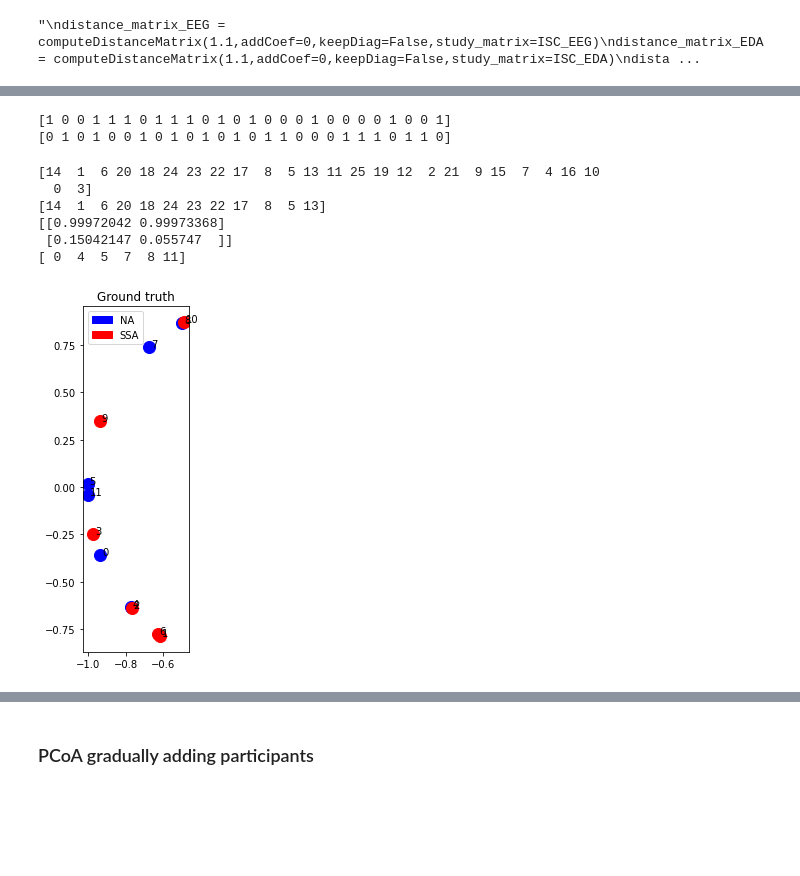
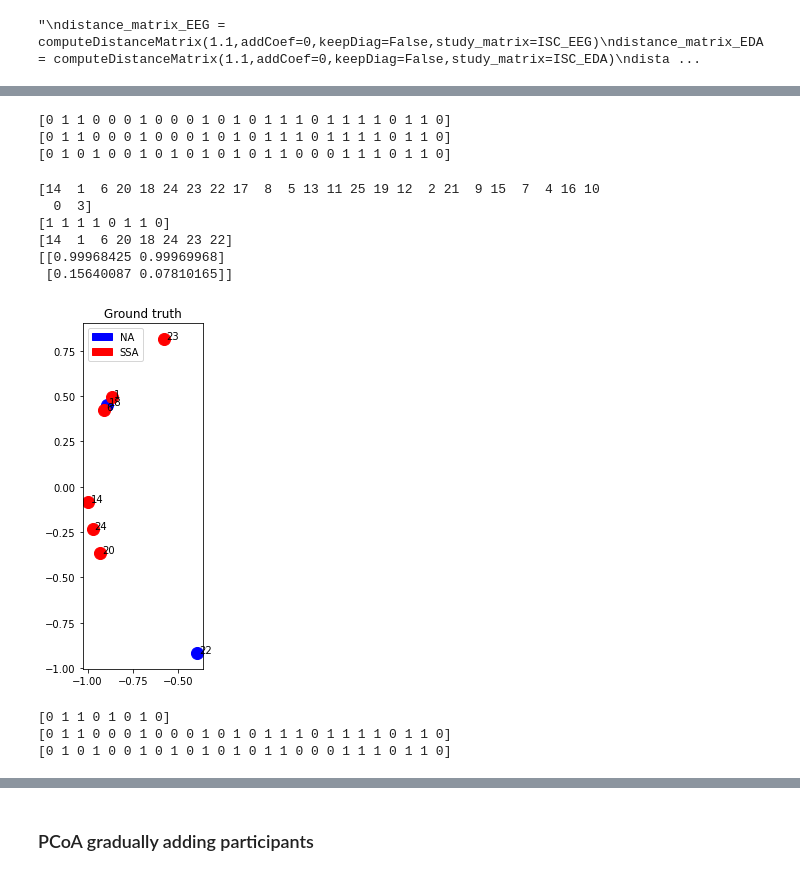
Before and after one commit to alexandremerasli/TFE, a Jupyter notebook: cluster_data.ipynb, the cells around one changed output, grey strips where cells are left out. Cells and saved outputs as stored; diff of their text form; code cells hidden in the pictures; blank space fills up the shorter version.

Commit message:
running when taking less participants

```diff
--- a/cluster_data.ipynb
+++ b/cluster_data.ipynb
@@ -1416,9 +1416,11 @@ print(condition[subjects])
 from sklearn.metrics import davies_bouldin_score
 import warnings
 
+nbParticipants = len(ISC_EEG)
+
 class Results():
 
-    def __init__(self,name,random_init,sslLabel=None,n_neighbors=3,condition=condition):
+    def __init__(self,name,random_init,sslLabel=None,n_neighbors=3,condition=condition,nbParticipants=nbParticipants):
         self.accuracy = np.zeros((N,len(coefficients)))
         self.best_accuracy = 0
         self.best_dim = 0
@@ -1500,7 +1502,8 @@ class Results():
                         points = computeMVSCCoordinate(self.n_neighbors,nbParticipants)
                         #points = transformPoints(points)
                         points = points[:,:2]
-                        self.condition = self.condition[sortedIdx[:nbParticipants]]
+                        self.condition = condition
+                        #self.condition = self.condition[sortedIdx[:nbParticipants]]
                     elif (i<int(N/4)+1):
                         points,stress,disparities = computeMDSCoordinate(distance_matrix,i)
                     elif (i==7):
@@ -1619,13 +1622,13 @@ class Results():
 
 class DistanceMethodResults(Results):
 
-    def __init__(self,name,random_init):
-        Results.__init__(self,name,random_init)
+    def __init__(self,name,random_init,sslLabel=None,n_neighbors=3,condition=condition,nbParticipants=nbParticipants):
+        Results.__init__(self,name,random_init,sslLabel,n_neighbors,condition,nbParticipants)
 
 class MapMethodResults(Results):
 
-    def __init__(self,name,random_init,sslLabel=None,n_neighbors=3):
-        Results.__init__(self,name,random_init,sslLabel,n_neighbors)
+    def __init__(self,name,random_init,sslLabel=None,n_neighbors=3,condition=condition,nbParticipants=nbParticipants):
+        Results.__init__(self,name,random_init,sslLabel,n_neighbors,condition,nbParticipants)
 
     def applyMethodAndMDSAverages(self,method,dim=2,coef=1,n_run=1,n_mds_run=1,verbose=True):
         print("Computing clustering\n")
@@ -1996,7 +1998,7 @@ plotPoints(points)
 # %%
 from multiview.mvsc import mvsc
 
-def computeMVSCCoordinate(n_clusters=2):
+def computeMVSCCoordinate(n_clusters=2,nbParticipants=26):
     distance_matrix_EEG = computeDistanceMatrix(1.1,addCoef=0,keepDiag=False,study_matrix=ISC_EEG)
     distance_matrix_EDA = computeDistanceMatrix(1.1,addCoef=0,keepDiag=False,study_matrix=ISC_EDA)
     distance_matrix_IBI = computeDistanceMatrix(1.1,addCoef=0,keepDiag=False,study_matrix=ISC_IBI)
@@ -2157,9 +2158,16 @@ DB index : 0.408639
-# %%
-print(kmeans_result.label)
-print(condition)
-# %% [output]
-[1 0 0 1 1 1 0 1 1 1 0 1 0 1 0 0 0 1 0 0 0 0 1 0 0 1]
-[0 1 0 1 0 0 1 0 1 0 1 0 1 0 1 1 0 0 0 1 1 1 0 1 1 0]
+# %%
+condition = np.genfromtxt(os.path.join('condition.csv'),delimiter=',')
+condition = np.array(condition,dtype='int') # Convert into array
+
+
+subjects = np.arange(N)
+print(kmeans_result.label)
+print(result.label)
+print(condition)
+# %% [output]
+[0 1 1 0 0 0 1 0 0 0 1 0 1 0 1 1 1 0 1 1 1 1 0 1 1 0]
+[0 1 1 0 0 0 1 0 0 0 1 0 1 0 1 1 1 0 1 1 1 1 0 1 1 0]
+[0 1 0 1 0 0 1 0 1 0 1 0 1 0 1 1 0 0 0 1 1 1 0 1 1 0]
 # %%
 def kargmin(array, k):
     tmp = np.copy(array)
@@ -2194,41 +2202,59 @@ def computeMVSCCoordinate(n_clusters=2,p=26):
     mat_IBI = np.copy(ISC_IBI[sortedIdx,:])
     mat_IBI = mat_IBI[:,sortedIdx]
 
     mat_EEG = mat_EEG[:p,:p]
     mat_EDA = mat_EDA[:p,:p]
     mat_IBI = mat_IBI[:p,:p]
+    global subjects
+    subjects = np.arange(p)
     global subjectsWithoutShift
     subjectsWithoutShift = sortedIdx[:p]
+    global condition
+    condition = condition[sortedIdx[:p]]
+    print(condition)
     print(subjectsWithoutShift)
 
-    distance_matrix = computeDistanceMatrix(1.1,addCoef=0,keepDiag=False,study_matrix=mat)
     plt.figure()
     distance_matrix_EEG = computeDistanceMatrix(1.1,addCoef=0,keepDiag=False,study_matrix=mat_EEG)
     distance_matrix_EDA = computeDistanceMatrix(1.1,addCoef=0,keepDiag=False,study_matrix=mat_EDA)
     distance_matrix_IBI = computeDistanceMatrix(1.1,addCoef=0,keepDiag=False,study_matrix=mat_IBI)
 
     distance_matrix_corr_EEG = pairwise_distances(mat_EEG,metric='correlation')
 
     MVSC = mvsc([distance_matrix_EEG,distance_matrix_corr_EEG],[True,True],2)
     #MVSC = mvsc([distance_matrix_EEG,distance_matrix_EDA,distance_matrix_IBI,distance_matrix_corr_EEG],[True,True,True,True],n_clusters)
     #MVSC = mvsc([distance_matrix_EEG,distance_matrix_EDA,distance_matrix_IBI,distance_matrix_corr_EEG],[True,True,True,True,True,True],n_clusters)
 
     points = MVSC[2]
     print(MVSC[1])
     return points
     #return preprocessing.scale(points,axis=0)
 
-nbParticipants = 12
+nbParticipants = 8
 points = computeMVSCCoordinate(2,nbParticipants)
-plotPoints(points,subjects=sortedIdx[:p])
+plotPoints(points,subjects=subjects,subjectsWithoutShift=subjectsWithoutShift)
 # %% [output]
 [14  1  6 20 18 24 23 22 17  8  5 13 11 25 19 12  2 21  9 15  7  4 16 10
   0  3]
-[14  1  6 20 18 24 23 22 17  8  5 13]
-[[0.99972042 0.99973368]
- [0.15042147 0.055747  ]]
-[ 0  4  5  7  8 11]
+[1 1 1 1 0 1 1 0]
+[14  1  6 20 18 24 23 22]
+[[0.99968425 0.99969968]
+ [0.15640087 0.07810165]]
-[figure, old version]
+[figure, new version]
+# %%
+condition = np.genfromtxt(os.path.join('condition.csv'),delimiter=',')
+condition = np.array(condition,dtype='int') # Convert into array
+
+
+subjects = np.arange(N)
+print(kmeans_result.label)
+print(result.label)
+print(condition)
+nbParticipants = 18
+# %% [output]
+[0 1 1 0 1 0 1 0]
+[0 1 1 0 0 0 1 0 0 0 1 0 1 0 1 1 1 0 1 1 1 1 0 1 1 0]
+[0 1 0 1 0 0 1 0 1 0 1 0 1 0 1 1 0 0 0 1 1 1 0 1 1 0]
 # %%
 from sklearn.cluster import KMeans
 
```
Also changed, not shown: parts of 52 cells of this notebook.
